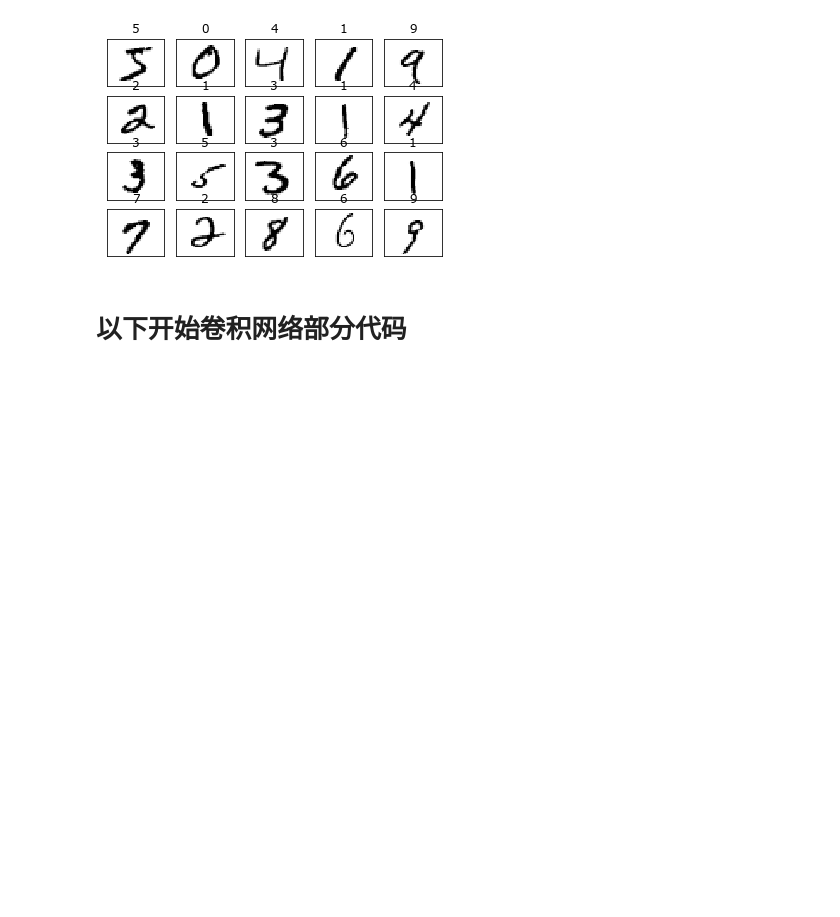
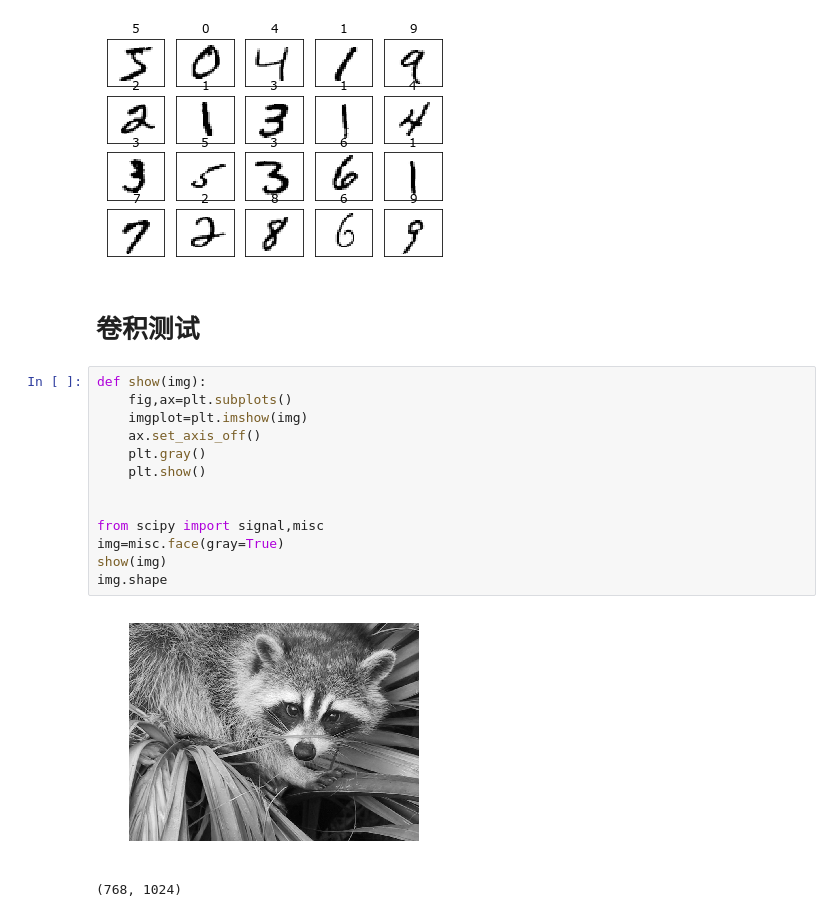
Before and after one commit to yexxyy/jupyter_notebook, a Jupyter notebook: 机器学习/卷积神经网络.ipynb, the cells around one changed output. Cells and saved outputs as stored; diff of their text form; blank space fills up the shorter version.

```diff
--- a/机器学习/卷积神经网络.ipynb
+++ b/机器学习/卷积神经网络.ipynb
@@ -66,4 +66,20 @@ plt.show()
 # %% [output]
 [figure]
 # %% [markdown]
-# 以下开始卷积网络部分代码
+# 卷积测试
+# %%
+def show(img):
+    fig,ax=plt.subplots()
+    imgplot=plt.imshow(img)
+    ax.set_axis_off()
+    plt.gray()
+    plt.show()
+
+
+from scipy import signal,misc
+img=misc.face(gray=True)
+show(img)
+img.shape
+# %% [output]
+[figure, added]
+(768, 1024)
```
Also changed, not shown: parts of 8 cells of this notebook, 3 other files.
